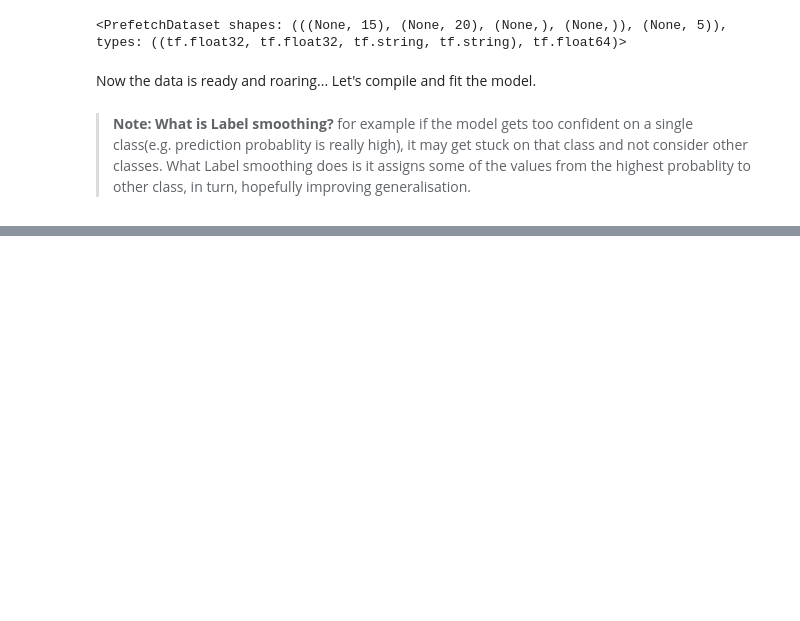
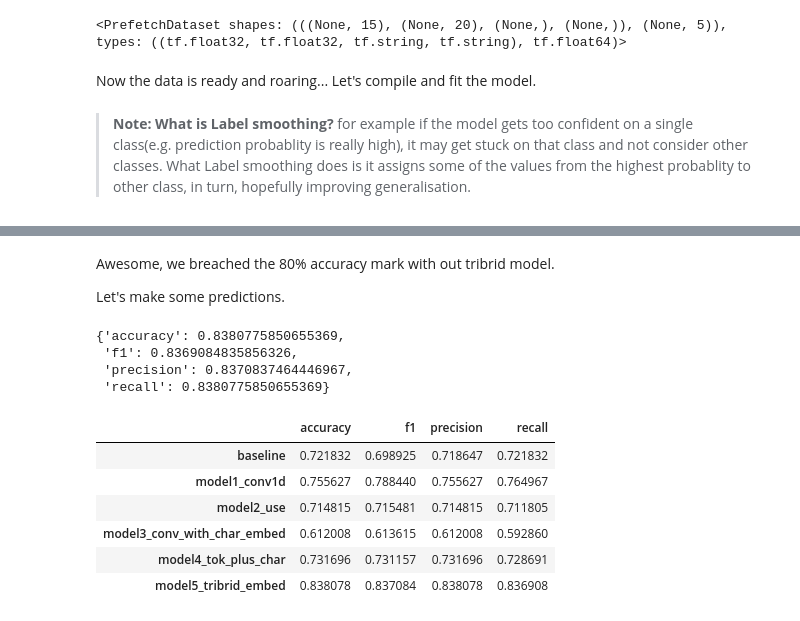
Before and after one commit to JpChii/ML-Projects, a Jupyter notebook: 09_SkimLit_milestone_project.ipynb, the cells around one changed output, grey strips where cells are left out. Saved outputs shown, nothing was run; the diff lists cells and outputs as text; code cells hidden in the pictures; blank space fills up the shorter version.

```diff
--- a/09_SkimLit_milestone_project.ipynb
+++ b/09_SkimLit_milestone_project.ipynb
@@ -1626,0 +1628,4 @@ Epoch 3/3
+# %% [markdown]
+Awesome, we breached the 80% accuracy mark with out tribrid model.
+
+Let's make some predictions.
@@ -1626,0 +1637,22 @@ Epoch 3/3
+# %%
+# Calculate metrics
+results_model5 = calculate_results(y_true=val_labels_encoded,
+                                   y_pred=preds_model5)
+results_model5
+# %% [output]
+{'accuracy': 0.8380775850655369,
+ 'f1': 0.8369084835856326,
+ 'precision': 0.8370837464446967,
+ 'recall': 0.8380775850655369}
+# %%
+# Add this to results df to compare with other models
+results_df["model5_tribrid_embed"] = results_model5.values()
+results_df.T
+# %% [output]
+|  | accuracy | f1 | precision | recall |
+| baseline | 0.721832 | 0.698925 | 0.718647 | 0.721832 |
+| model1_conv1d | 0.755627 | 0.788440 | 0.755627 | 0.764967 |
+| model2_use | 0.714815 | 0.715481 | 0.714815 | 0.711805 |
+| model3_conv_with_char_embed | 0.612008 | 0.613615 | 0.612008 | 0.592860 |
+| model4_tok_plus_char | 0.731696 | 0.731157 | 0.731696 | 0.728691 |
+| model5_tribrid_embed | 0.838078 | 0.837084 | 0.838078 | 0.836908 |
```
Also changed, not shown: parts of 64 cells of this notebook.
